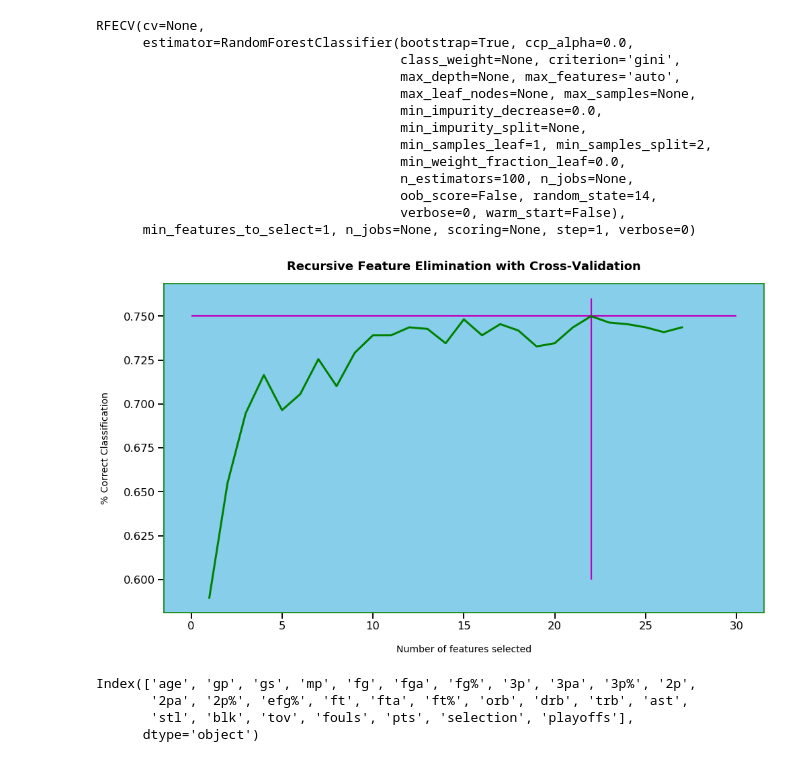
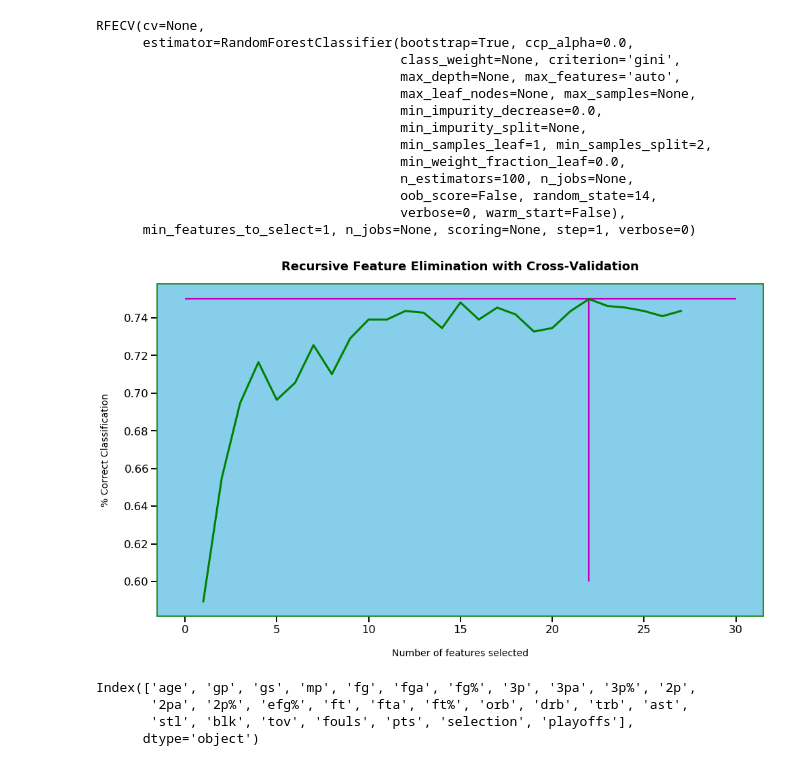
Before and after one commit to ArielJosephCohen/postseason_prediction, a Jupyter notebook: team_stats.ipynb, the cells around one changed output. Cells and saved outputs as stored; diff of their text form; code cells hidden in the pictures.

```diff
--- a/team_stats.ipynb
+++ b/team_stats.ipynb
@@ -607,18 +607,18 @@ RFECV(cv=None,
 # %%
 # a visual
 with sns.plotting_context('talk'):
     with sns.axes_style({'axes.facecolor':'skyblue','axes.edgecolor':'forestgreen'}):
         plt.figure(figsize=(16, 9))
         plt.title('Recursive Feature Elimination with Cross-Validation', fontsize=18, fontweight='bold', pad=20)
         plt.xlabel('Number of features selected', fontsize=14, labelpad=20)
         plt.ylabel('% Correct Classification', fontsize=14, labelpad=20)
         plt.plot(range(1, len(rfecv.grid_scores_) + 1), rfecv.grid_scores_, color='green', linewidth=3)
-        plt.vlines(22,ymax=0.76,ymin=0.6,colors='m')
+        plt.vlines(22,ymax=0.75,ymin=0.6,colors='m')
         plt.hlines(0.75,xmax=30,xmin=0,colors='m')
 
         plt.show()
 # %% [output]
-[figure, old version]
+[figure, new version]
 # %%
 # fit RFE
 rfe=RFECV(rf,min_features_to_select=22)
```
Also changed, not shown: parts of 2 cells of this notebook, 2 other files.
